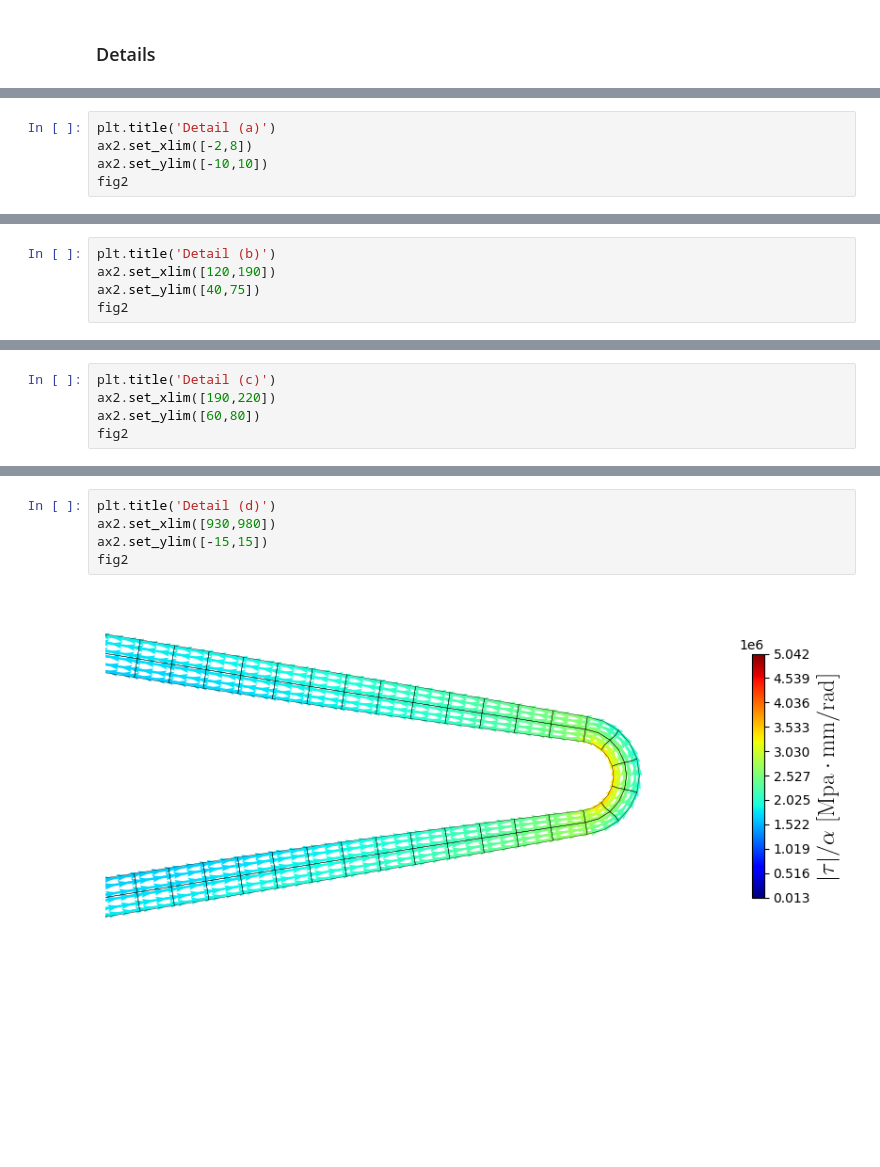
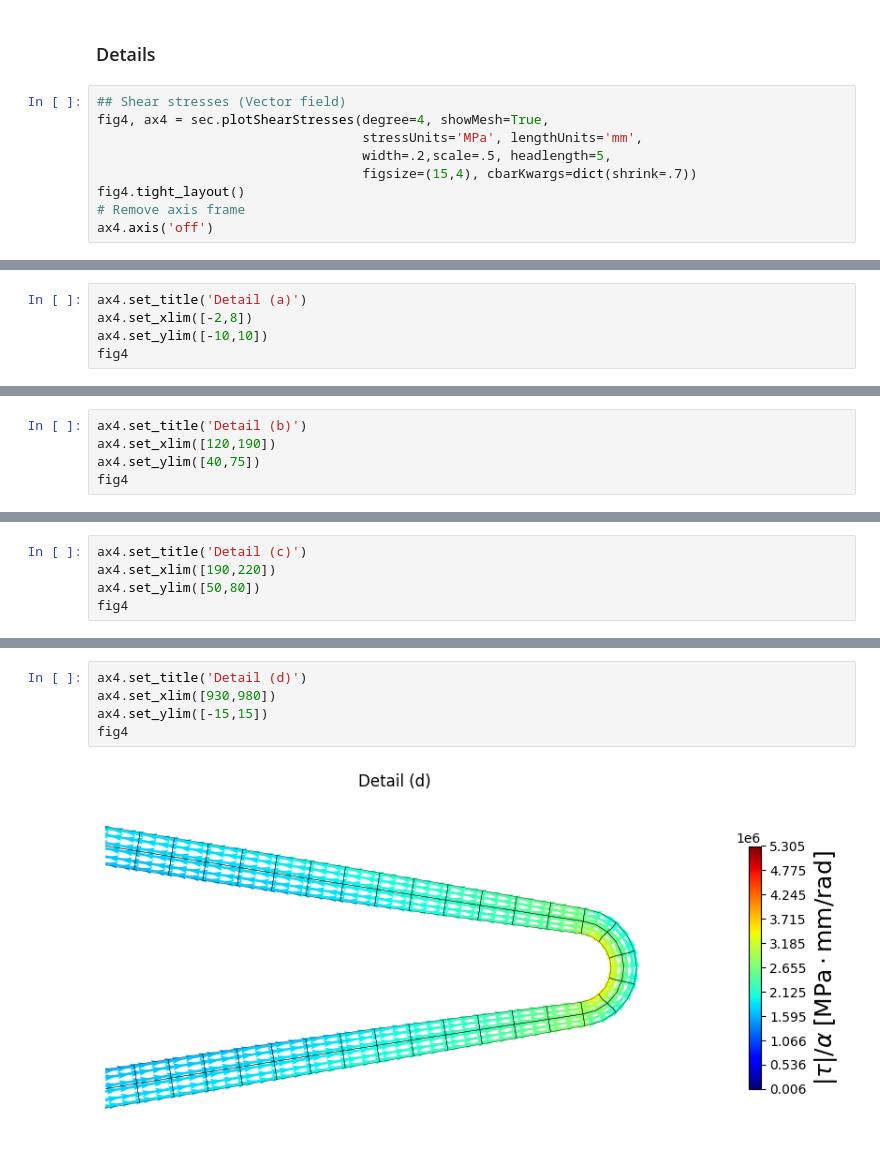
Before and after one commit to tiagoburiol/fb.beamSection, a Jupyter notebook: exemples/5_wing_torsion_box/wing_torsion_box.ipynb, the cells around one changed output, grey strips where cells are left out. Saved outputs shown, nothing was run; the diff lists cells and outputs as text; blank space fills up the shorter version.

```diff
--- a/exemples/5_wing_torsion_box/wing_torsion_box.ipynb
+++ b/exemples/5_wing_torsion_box/wing_torsion_box.ipynb
@@ -124,2 +141,11 @@ fig2
 # %% [markdown]
 ### Details
+# %%
+## Shear stresses (Vector field)
+fig4, ax4 = sec.plotShearStresses(degree=4, showMesh=True,
+                                  stressUnits='MPa', lengthUnits='mm',
+                                  width=.2,scale=.5, headlength=5,
+                                  figsize=(15,4), cbarKwargs=dict(shrink=.7))
+fig4.tight_layout()
+# Remove axis frame
+ax4.axis('off')
@@ -126,6 +155,6 @@ fig2
 # %%
-plt.title('Detail (a)')
-ax2.set_xlim([-2,8])
-ax2.set_ylim([-10,10])
-fig2
+ax4.set_title('Detail (a)')
+ax4.set_xlim([-2,8])
+ax4.set_ylim([-10,10])
+fig4
 # %% [output]
@@ -133,6 +162,6 @@ fig2
 # %%
-plt.title('Detail (b)')
-ax2.set_xlim([120,190])
-ax2.set_ylim([40,75])
-fig2
+ax4.set_title('Detail (b)')
+ax4.set_xlim([120,190])
+ax4.set_ylim([40,75])
+fig4
 # %% [output]
@@ -140,6 +169,6 @@ fig2
 # %%
-plt.title('Detail (c)')
-ax2.set_xlim([190,220])
-ax2.set_ylim([60,80])
-fig2
+ax4.set_title('Detail (c)')
+ax4.set_xlim([190,220])
+ax4.set_ylim([50,80])
+fig4
 # %% [output]
@@ -147,7 +176,7 @@ fig2
 # %%
-plt.title('Detail (d)')
-ax2.set_xlim([930,980])
-ax2.set_ylim([-15,15])
-fig2
+ax4.set_title('Detail (d)')
+ax4.set_xlim([930,980])
+ax4.set_ylim([-15,15])
+fig4
 # %% [output]
-[figure, old version]
+[figure, new version]
```
Also changed, not shown: parts of 11 cells of this notebook, 1 other file.
